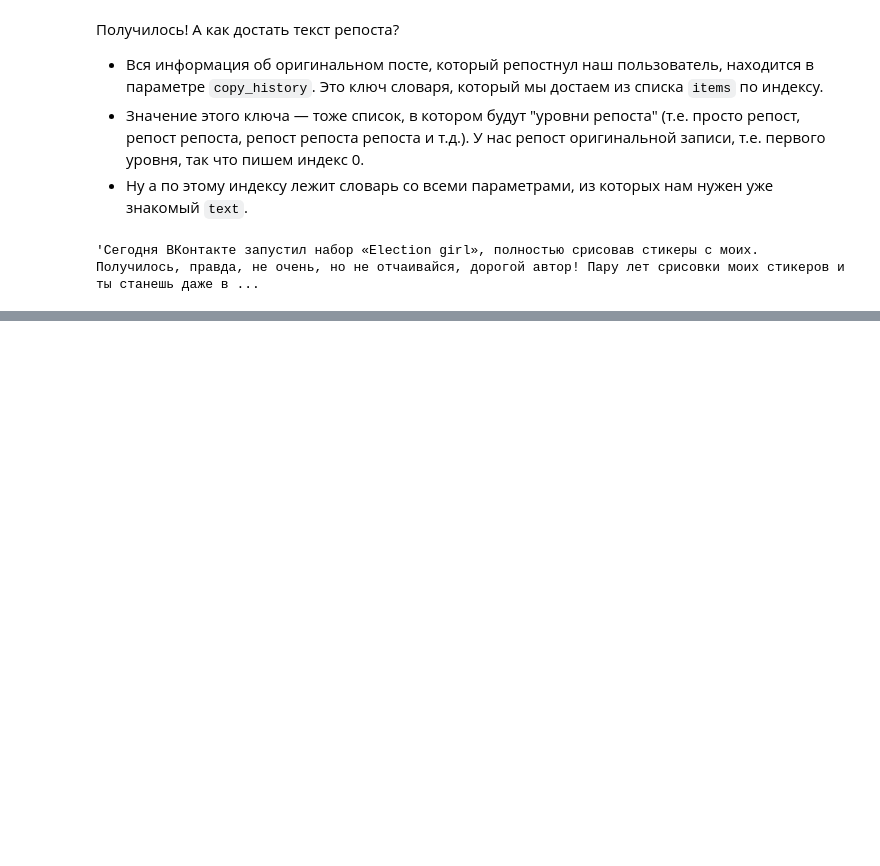
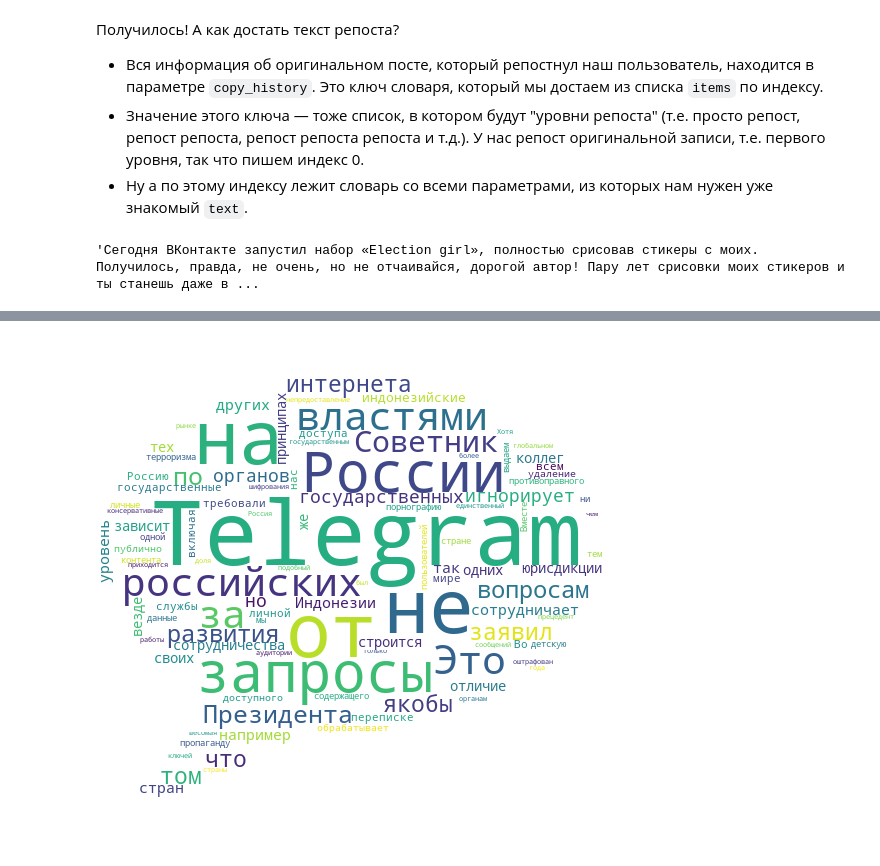
Before and after one commit to ancatmara/learnpython2018, a Jupyter notebook: Lessons/VK API/14. VK API (1).ipynb, the cells around one changed output, grey strips where cells are left out. Saved outputs shown, nothing was run; the diff lists cells and outputs as text; code cells hidden in the pictures; blank space fills up the shorter version.

```diff
--- a/Lessons/VK API/14. VK API (1).ipynb
+++ b/Lessons/VK API/14. VK API (1).ipynb
@@ -154,0 +210,5 @@ data['response']['items'][0]['copy_history'][0]['text']
+# %%
+# реальный размер картинки
+Image.open("post_cloud.png")
+# %% [output]
+[figure, added]
```
Also changed, not shown: parts of 6 cells of this notebook, 3 other files.
